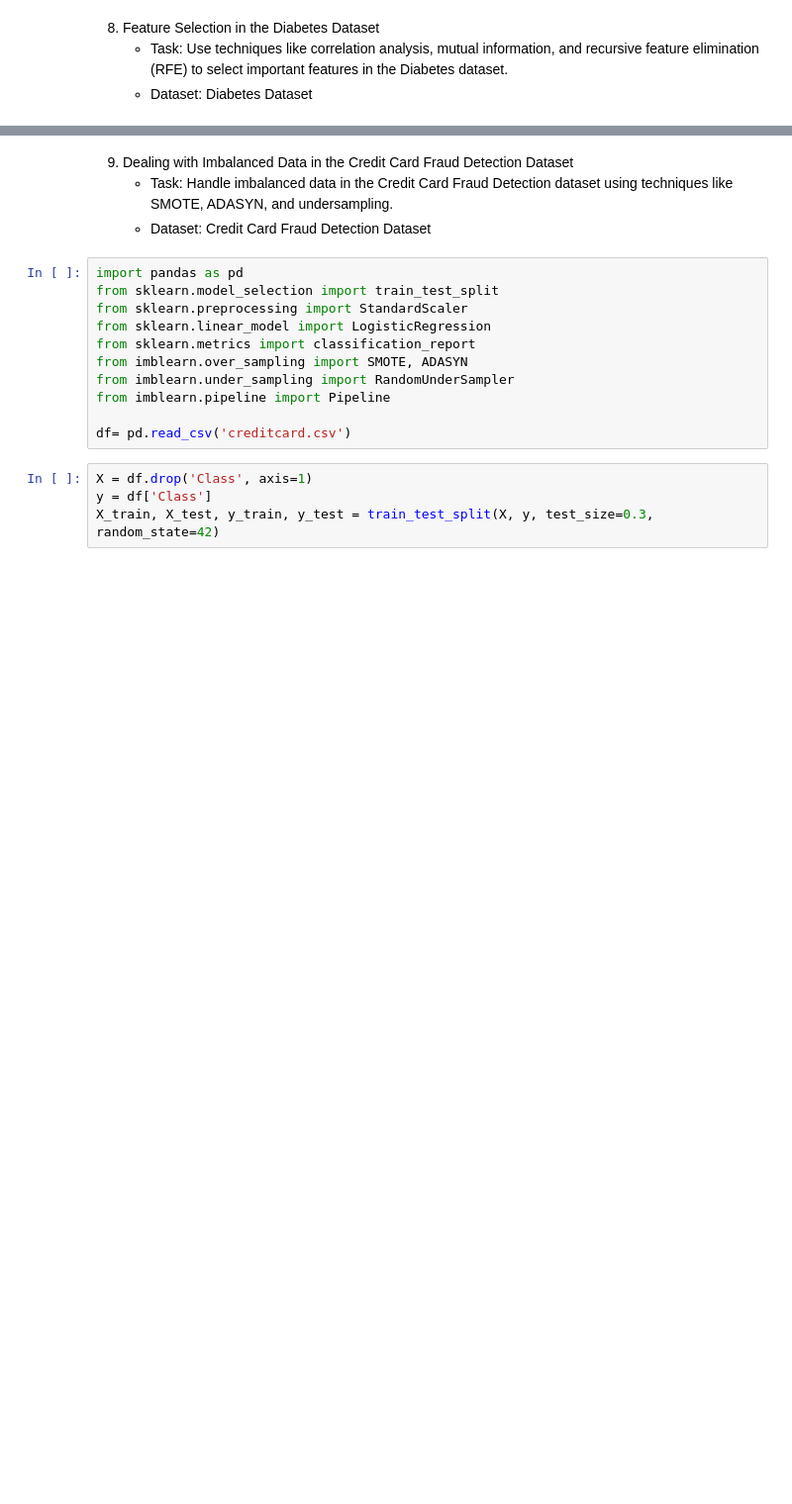
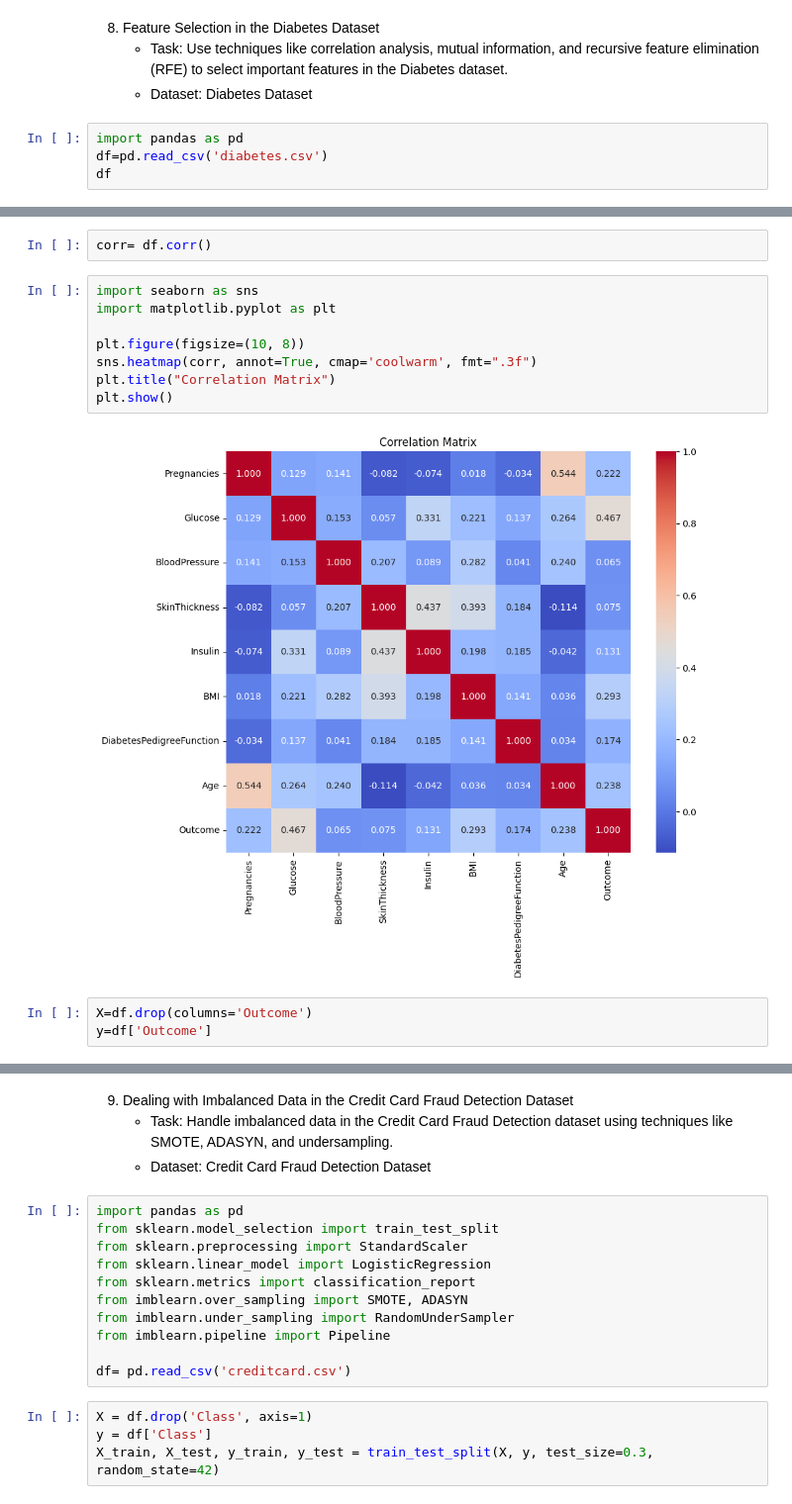
Before and after one commit to amber-khurshid/100DaysOfBytewise, a Jupyter notebook: tenth_task.ipynb, the cells around one changed output, grey strips where cells are left out. Shown at 99% size. Drawn from its saved outputs; the diff is of its cells as text; blank space fills up the shorter version.

```diff
--- a/tenth_task.ipynb
+++ b/tenth_task.ipynb
@@ -435,3 +584,7 @@ DataFrame with new features:        age  sex  cp  trestbps  chol  fbs  restecg
 8. Feature Selection in the Diabetes Dataset
    - Task: Use techniques like correlation analysis, mutual information, and recursive feature elimination (RFE) to select important features in the Diabetes dataset.
    - Dataset: Diabetes Dataset
+# %%
+import pandas as pd
+df=pd.read_csv('diabetes.csv')
+df
@@ -437,0 +618,15 @@ DataFrame with new features:        age  sex  cp  trestbps  chol  fbs  restecg
+# %%
+corr= df.corr()
+# %%
+import seaborn as sns
+import matplotlib.pyplot as plt
+
+plt.figure(figsize=(10, 8))
+sns.heatmap(corr, annot=True, cmap='coolwarm', fmt=".3f")
+plt.title("Correlation Matrix")
+plt.show()
+# %% [output]
+[figure, added]
+# %%
+X=df.drop(columns='Outcome')
+y=df['Outcome']
```
Also changed, not shown: parts of 13 cells of this notebook.
